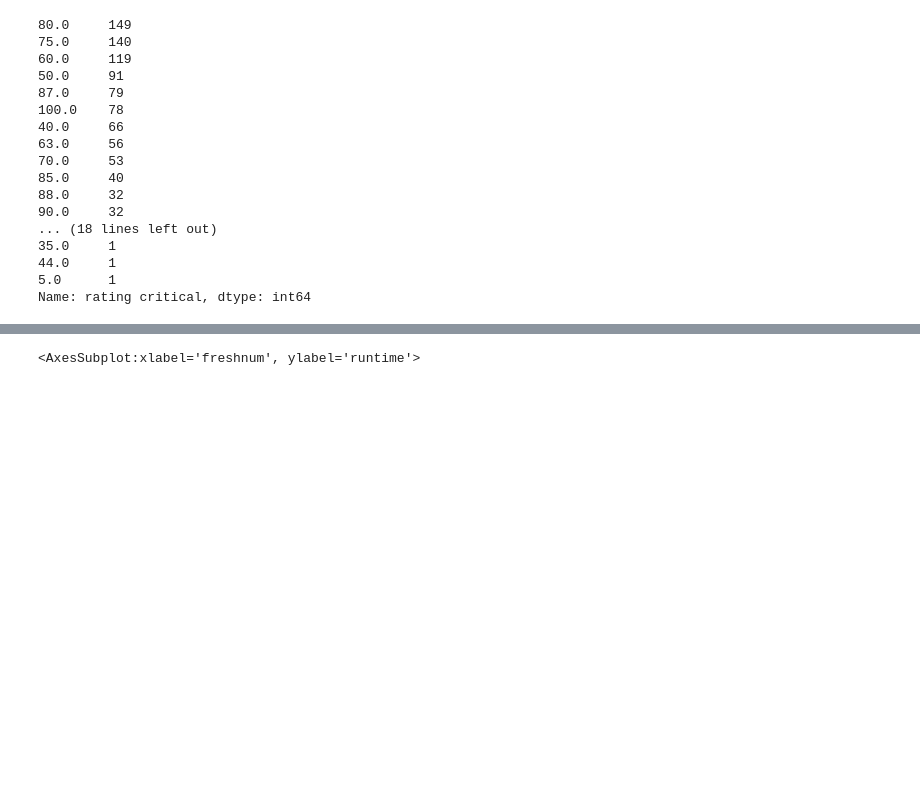
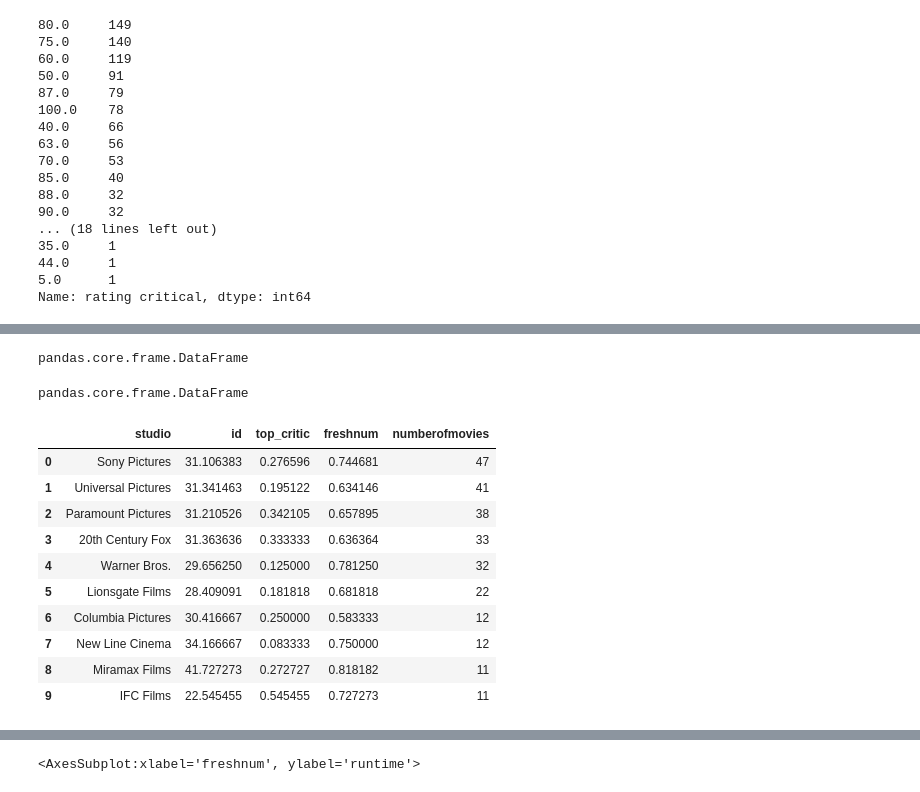
Before and after one commit to zach-hanly/microsoft_movie_project, a Jupyter notebook: Rotten Tomatoes Critics EDA.ipynb, the cells around one changed output, grey strips where cells are left out. Cells and saved outputs as stored; diff of their text form; code cells hidden in the pictures; blank space fills up the shorter version.

```diff
--- a/Rotten Tomatoes Critics EDA.ipynb
+++ b/Rotten Tomatoes Critics EDA.ipynb
@@ -284,0 +365,2 @@ memory usage: 251.0+ KB
+# %%
+joinedrtstudiocleaned2['numberofmovies'] = joinedrt['studio'].value_counts()
@@ -284,0 +369,2 @@ memory usage: 251.0+ KB
+# %%
+joinedrtstudiocleaned2['rating critical'] = joinedrt['rating critical'].groupby(index)
@@ -285,3 +383,29 @@ memory usage: 251.0+ KB
+# %%
+toptenstudios = joinedrtstudiocleaned2.sort_values(by = 'numberofmovies', ascending = False)[:10]
+# %%
+type(toptenstudios)
+# %% [output]
+pandas.core.frame.DataFrame
+# %%
+toptenstudios = toptenstudios.reset_index()
+# %%
+type(toptenstudios)
+# %% [output]
+pandas.core.frame.DataFrame
+# %%
+toptenstudios
+# %% [output]
+|  | studio | id | top_critic | freshnum | numberofmovies |
+| 0 | Sony Pictures | 31.106383 | 0.276596 | 0.744681 | 47 |
+| 1 | Universal Pictures | 31.341463 | 0.195122 | 0.634146 | 41 |
+| 2 | Paramount Pictures | 31.210526 | 0.342105 | 0.657895 | 38 |
+| 3 | 20th Century Fox | 31.363636 | 0.333333 | 0.636364 | 33 |
+| 4 | Warner Bros. | 29.656250 | 0.125000 | 0.781250 | 32 |
+| 5 | Lionsgate Films | 28.409091 | 0.181818 | 0.681818 | 22 |
+| 6 | Columbia Pictures | 30.416667 | 0.250000 | 0.583333 | 12 |
+| 7 | New Line Cinema | 34.166667 | 0.083333 | 0.750000 | 12 |
+| 8 | Miramax Films | 41.727273 | 0.272727 | 0.818182 | 11 |
+| 9 | IFC Films | 22.545455 | 0.545455 | 0.727273 | 11 |
 # %%
 joinedrt.plot('runtime', 'rating critical', kind='scatter', figsize = (20,12))
 # %% [output]
```
Also changed, not shown: parts of 36 cells of this notebook, 1 other file.
